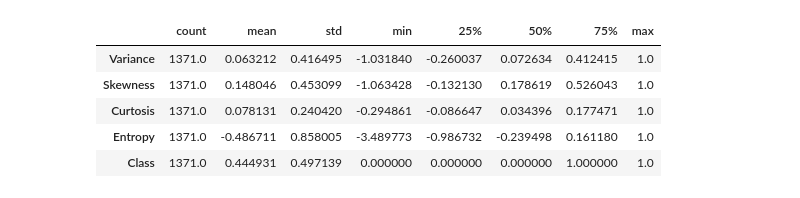
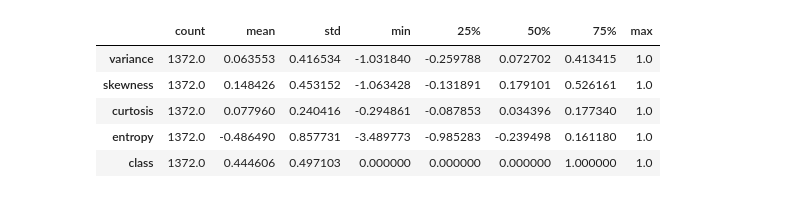
Before and after one commit to Humano0/BankNote-Authentication-UIC, a Jupyter notebook: Neural_network.ipynb, the cells around one changed output. Saved outputs shown, nothing was run; the diff lists cells and outputs as text; code cells hidden in the pictures.

```diff
--- a/Neural_network.ipynb
+++ b/Neural_network.ipynb
@@ -29 +11,4 @@ print(df.head(10))
+# %%
+warnings.filterwarnings('ignore')
+df = pd.read_csv('BankNoteAuthentication.csv')
 # %%
@@ -42,4 +22,0 @@ df.transpose().describe()
-# %%
-df = pd.read_csv('new_banknote.csv')
-
-df.describe().transpose()
@@ -53,12 +23,16 @@ df.describe().transpose()
 # %%
-target_column = ['Class']
-predictors = list(set(list(df.columns))-set(target_column)) # KICK THE CLASS COLUMN BEFORE NORMALIZATION
-df[predictors] = df[predictors]/df[predictors].max() # NORMALIZE THE COLUMNS
+target_column = ['class']
+
+#KICK THE CLASS COLUMN BEFORE NORMALIZATION
+predictors = list(set(list(df.columns))-set(target_column))
+# ORMALIZE THE COLUMNS
+df[predictors] = df[predictors]/df[predictors].max()
+
 df.describe().transpose()
 # %% [output]
 |  | count | mean | std | min | 25% | 50% | 75% | max |
-| Variance | 1371.0 | 0.063212 | 0.416495 | -1.031840 | -0.260037 | 0.072634 | 0.412415 | 1.0 |
-| Skewness | 1371.0 | 0.148046 | 0.453099 | -1.063428 | -0.132130 | 0.178619 | 0.526043 | 1.0 |
-| Curtosis | 1371.0 | 0.078131 | 0.240420 | -0.294861 | -0.086647 | 0.034396 | 0.177471 | 1.0 |
-| Entropy | 1371.0 | -0.486711 | 0.858005 | -3.489773 | -0.986732 | -0.239498 | 0.161180 | 1.0 |
-| Class | 1371.0 | 0.444931 | 0.497139 | 0.000000 | 0.000000 | 0.000000 | 1.000000 | 1.0 |
+| variance | 1372.0 | 0.063553 | 0.416534 | -1.031840 | -0.259788 | 0.072702 | 0.413415 | 1.0 |
+| skewness | 1372.0 | 0.148426 | 0.453152 | -1.063428 | -0.131891 | 0.179101 | 0.526161 | 1.0 |
+| curtosis | 1372.0 | 0.077960 | 0.240416 | -0.294861 | -0.087853 | 0.034396 | 0.177340 | 1.0 |
+| entropy | 1372.0 | -0.486490 | 0.857731 | -3.489773 | -0.985283 | -0.239498 | 0.161180 | 1.0 |
+| class | 1372.0 | 0.444606 | 0.497103 | 0.000000 | 0.000000 | 0.000000 | 1.000000 | 1.0 |
```
Also changed, not shown: parts of 13 cells of this notebook.
